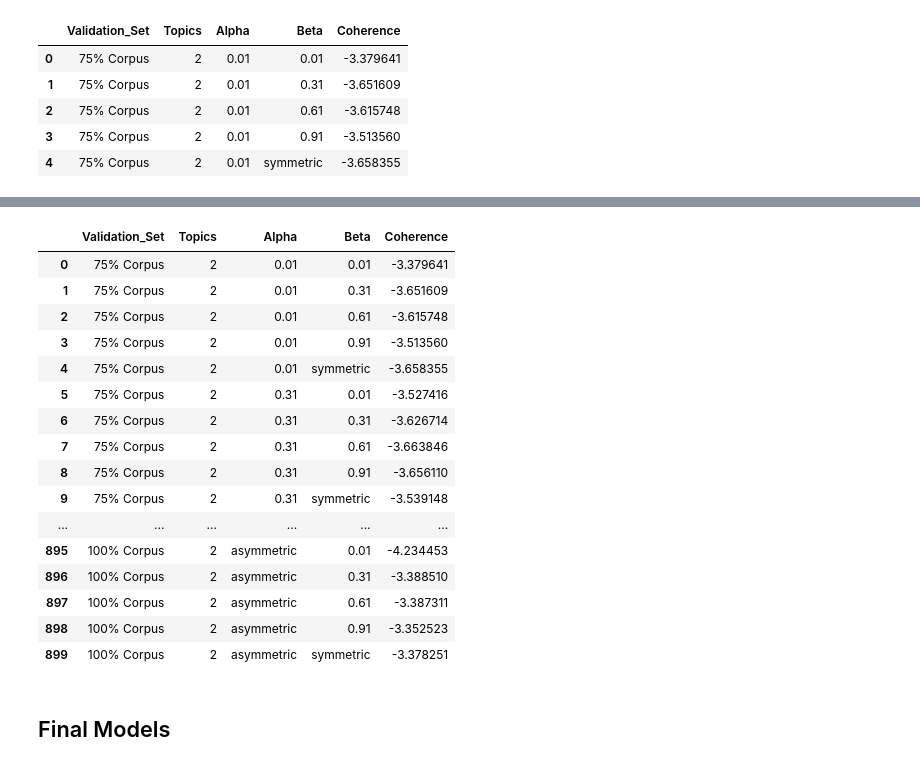
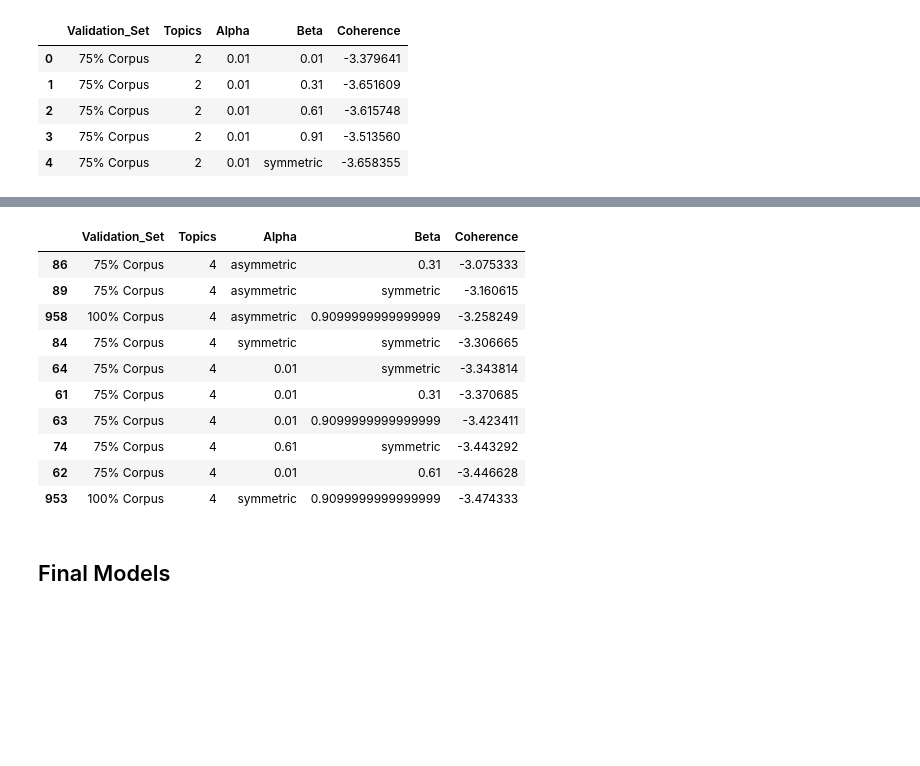
Before and after one commit to patilpushkarp/comp, a Jupyter notebook: comp/docs/individual/fintech/mobikwik.ipynb, the cells around one changed output, grey strips where cells are left out. Cells and saved outputs as stored; diff of their text form; code cells hidden in the pictures; blank space fills up the shorter version.

```diff
--- a/comp/docs/individual/fintech/mobikwik.ipynb
+++ b/comp/docs/individual/fintech/mobikwik.ipynb
@@ -437,0 +453,8 @@ post_df_result.to_csv("./../../data/fintech/mobikwik/post.csv")
+# %%
+post_df_result = pd.read_csv("./../../data/fintech/mobikwik/post.csv")
+post_df_result.drop('Unnamed: 0', axis=1, inplace=True)
+# %%
+# Maximum coherence
+post_df_result.sort_values('Coherence', ascending=False, inplace=True)
+# pre_df_result[pre_df_result['Coherence'] == pre_df_result['Coherence'].max()]
+post_df_result.head(10)
@@ -465,23 +500,17 @@ post_ts_df.plot.line(x='topics', y='coherence')
 # %%
-post_df_result[(post_df_result['Topics'] == 2)]
+post_df_result[(post_df_result['Topics'] == 4)].head(10)
 # %% [output]
 |  | Validation_Set | Topics | Alpha | Beta | Coherence |
-| 0 | 75% Corpus | 2 | 0.01 | 0.01 | -3.379641 |
-| 1 | 75% Corpus | 2 | 0.01 | 0.31 | -3.651609 |
-| 2 | 75% Corpus | 2 | 0.01 | 0.61 | -3.615748 |
-| 3 | 75% Corpus | 2 | 0.01 | 0.91 | -3.513560 |
-| 4 | 75% Corpus | 2 | 0.01 | symmetric | -3.658355 |
-| 5 | 75% Corpus | 2 | 0.31 | 0.01 | -3.527416 |
-| 6 | 75% Corpus | 2 | 0.31 | 0.31 | -3.626714 |
-| 7 | 75% Corpus | 2 | 0.31 | 0.61 | -3.663846 |
-| 8 | 75% Corpus | 2 | 0.31 | 0.91 | -3.656110 |
-| 9 | 75% Corpus | 2 | 0.31 | symmetric | -3.539148 |
-| ... | ... | ... | ... | ... | ... |
-| 895 | 100% Corpus | 2 | asymmetric | 0.01 | -4.234453 |
-| 896 | 100% Corpus | 2 | asymmetric | 0.31 | -3.388510 |
-| 897 | 100% Corpus | 2 | asymmetric | 0.61 | -3.387311 |
-| 898 | 100% Corpus | 2 | asymmetric | 0.91 | -3.352523 |
-| 899 | 100% Corpus | 2 | asymmetric | symmetric | -3.378251 |
+| 86 | 75% Corpus | 4 | asymmetric | 0.31 | -3.075333 |
+| 89 | 75% Corpus | 4 | asymmetric | symmetric | -3.160615 |
+| 958 | 100% Corpus | 4 | asymmetric | 0.9099999999999999 | -3.258249 |
+| 84 | 75% Corpus | 4 | symmetric | symmetric | -3.306665 |
+| 64 | 75% Corpus | 4 | 0.01 | symmetric | -3.343814 |
+| 61 | 75% Corpus | 4 | 0.01 | 0.31 | -3.370685 |
+| 63 | 75% Corpus | 4 | 0.01 | 0.9099999999999999 | -3.423411 |
+| 74 | 75% Corpus | 4 | 0.61 | symmetric | -3.443292 |
+| 62 | 75% Corpus | 4 | 0.01 | 0.61 | -3.446628 |
+| 953 | 100% Corpus | 4 | symmetric | 0.9099999999999999 | -3.474333 |
 # %% [markdown]
 ## Final Models
 # %%
```
Also changed, not shown: parts of 24 cells of this notebook, 3 other files.
